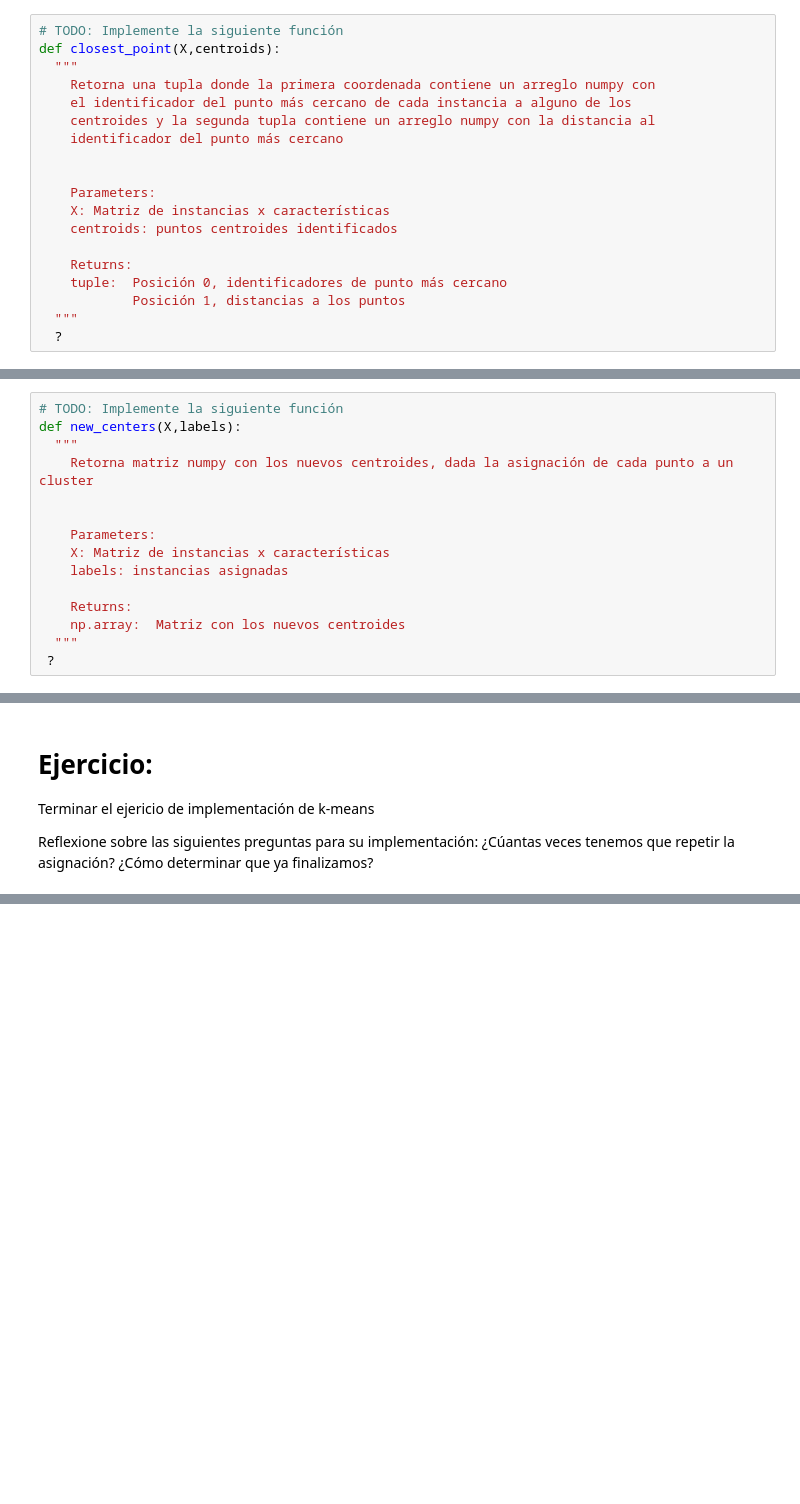
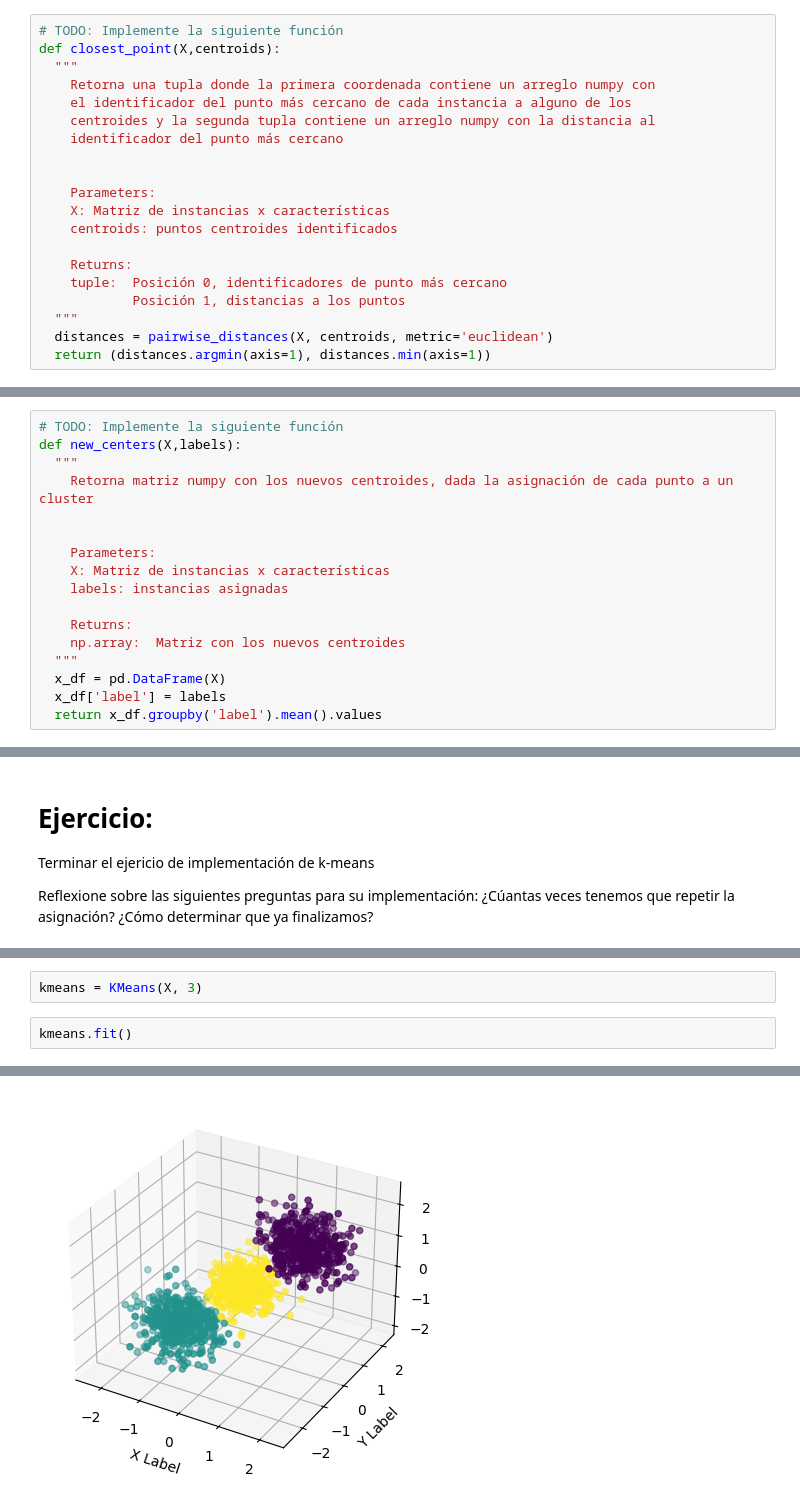
Before and after one commit to dcrovo/ML-Workshops, a Jupyter notebook: Laboratorio 4 - Kmeans/Aprendizaje_de_Máquina_Ejercicio_K_means.ipynb, the cells around one changed output, grey strips where cells are left out. Drawn from its saved outputs; the diff is of its cells as text; blank space fills up the shorter version.

Commit message:
KMeans Implemented

```diff
--- a/Laboratorio 4 - Kmeans/Aprendizaje_de_Máquina_Ejercicio_K_means.ipynb
+++ b/Laboratorio 4 - Kmeans/Aprendizaje_de_Máquina_Ejercicio_K_means.ipynb
@@ -198,7 +214,8 @@ def closest_point(X,centroids):
     tuple:  Posición 0, identificadores de punto más cercano
             Posición 1, distancias a los puntos
   """
-  ?
+  distances = pairwise_distances(X, centroids, metric='euclidean')
+  return (distances.argmin(axis=1), distances.min(axis=1))
 # %%
 # Correr para verificar
 from math import isclose
@@ -245,7 +302,9 @@ def new_centers(X,labels):
     Returns:
     np.array:  Matriz con los nuevos centroides
   """
- ?
+  x_df = pd.DataFrame(X)
+  x_df['label'] = labels
+  return x_df.groupby('label').mean().values
 # %%
 # Correr para verificar
 from math import isclose
@@ -299,0 +450,5 @@ Reflexione sobre las siguientes preguntas para su implementación:
+# %%
+kmeans = KMeans(X, 3)
+# %%
+kmeans.fit()
+# %% [output]
@@ -299,0 +466 @@ Reflexione sobre las siguientes preguntas para su implementación:
+[figure, added]
```
Also changed, not shown: parts of 21 cells of this notebook.
